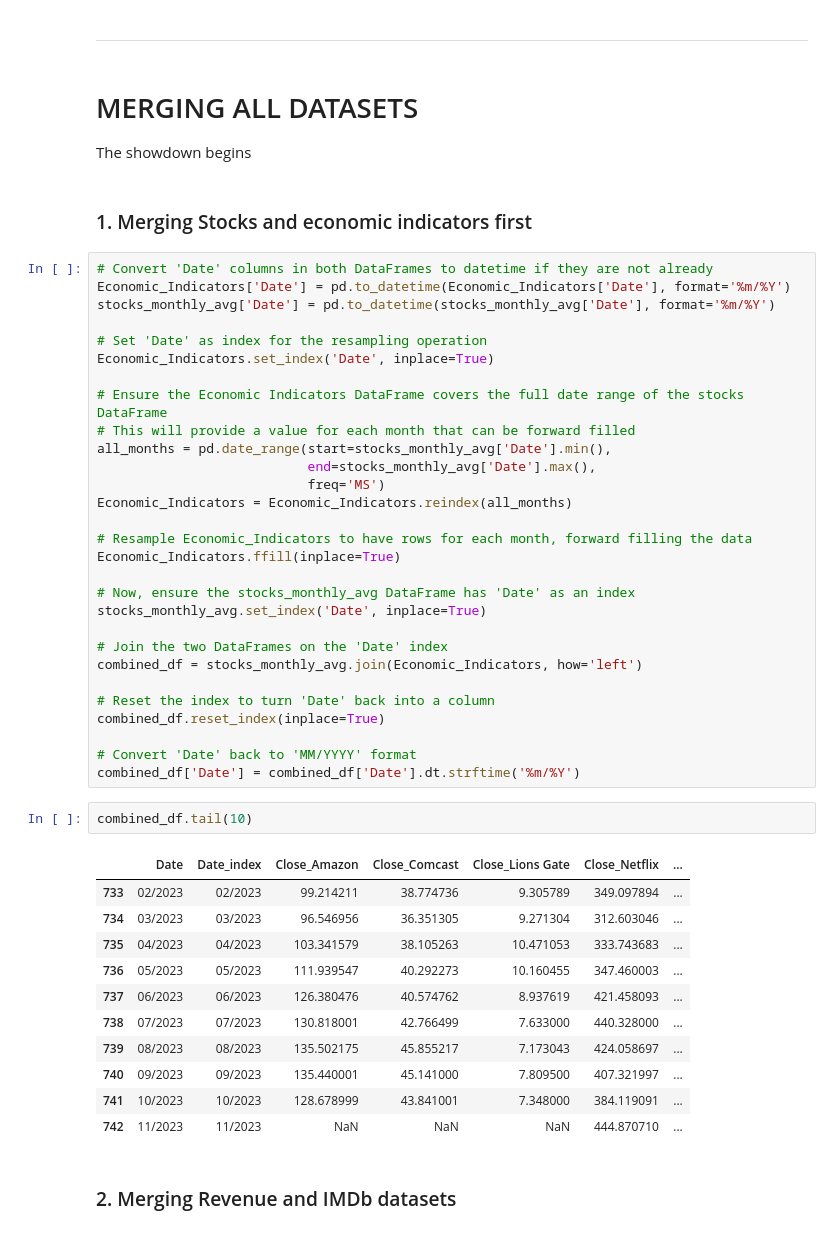
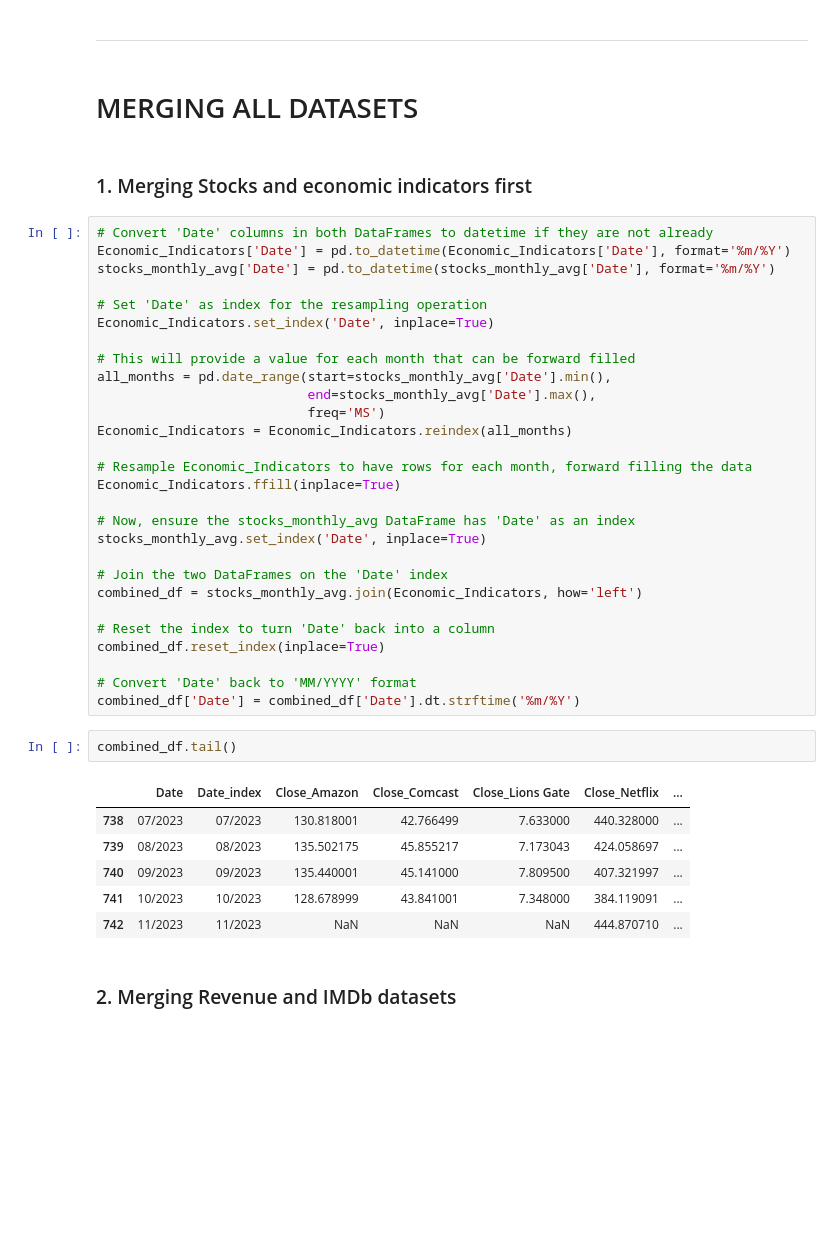
Before and after one commit to shreyashguptas/IMDbRatings-StockImpact, a Jupyter notebook: Project_dataset.ipynb, the cells around one changed output. Saved outputs shown, nothing was run; the diff lists cells and outputs as text; blank space fills up the shorter version.

```diff
--- a/Project_dataset.ipynb
+++ b/Project_dataset.ipynb
@@ -499,7 +442,6 @@ Revenues_dataset.head(10)
 -----
 # %% [markdown]
 # MERGING ALL DATASETS
-The showdown begins
 # %% [markdown]
 ### 1. Merging Stocks and economic indicators first
 # %%
@@ -510,7 +452,6 @@ stocks_monthly_avg['Date'] = pd.to_datetime(stocks_monthly_avg['Date'], format='
 # Set 'Date' as index for the resampling operation
 Economic_Indicators.set_index('Date', inplace=True)
 
-# Ensure the Economic Indicators DataFrame covers the full date range of the stocks DataFrame
 # This will provide a value for each month that can be forward filled
 all_months = pd.date_range(start=stocks_monthly_avg['Date'].min(),
                            end=stocks_monthly_avg['Date'].max(),
@@ -532,14 +473,9 @@ combined_df.reset_index(inplace=True)
 # Convert 'Date' back to 'MM/YYYY' format
 combined_df['Date'] = combined_df['Date'].dt.strftime('%m/%Y')
 # %%
-combined_df.tail(10)
+combined_df.tail()
 # %% [output]
 |  | Date | Date_index | Close_Amazon | Close_Comcast | Close_Lions Gate | Close_Netflix | ... |
-| 733 | 02/2023 | 02/2023 | 99.214211 | 38.774736 | 9.305789 | 349.097894 | ... |
-| 734 | 03/2023 | 03/2023 | 96.546956 | 36.351305 | 9.271304 | 312.603046 | ... |
-| 735 | 04/2023 | 04/2023 | 103.341579 | 38.105263 | 10.471053 | 333.743683 | ... |
-| 736 | 05/2023 | 05/2023 | 111.939547 | 40.292273 | 10.160455 | 347.460003 | ... |
-| 737 | 06/2023 | 06/2023 | 126.380476 | 40.574762 | 8.937619 | 421.458093 | ... |
 | 738 | 07/2023 | 07/2023 | 130.818001 | 42.766499 | 7.633000 | 440.328000 | ... |
 | 739 | 08/2023 | 08/2023 | 135.502175 | 45.855217 | 7.173043 | 424.058697 | ... |
 | 740 | 09/2023 | 09/2023 | 135.440001 | 45.141000 | 7.809500 | 407.321997 | ... |
```
Also changed, not shown: parts of 26 cells of this notebook, 1 other file.
